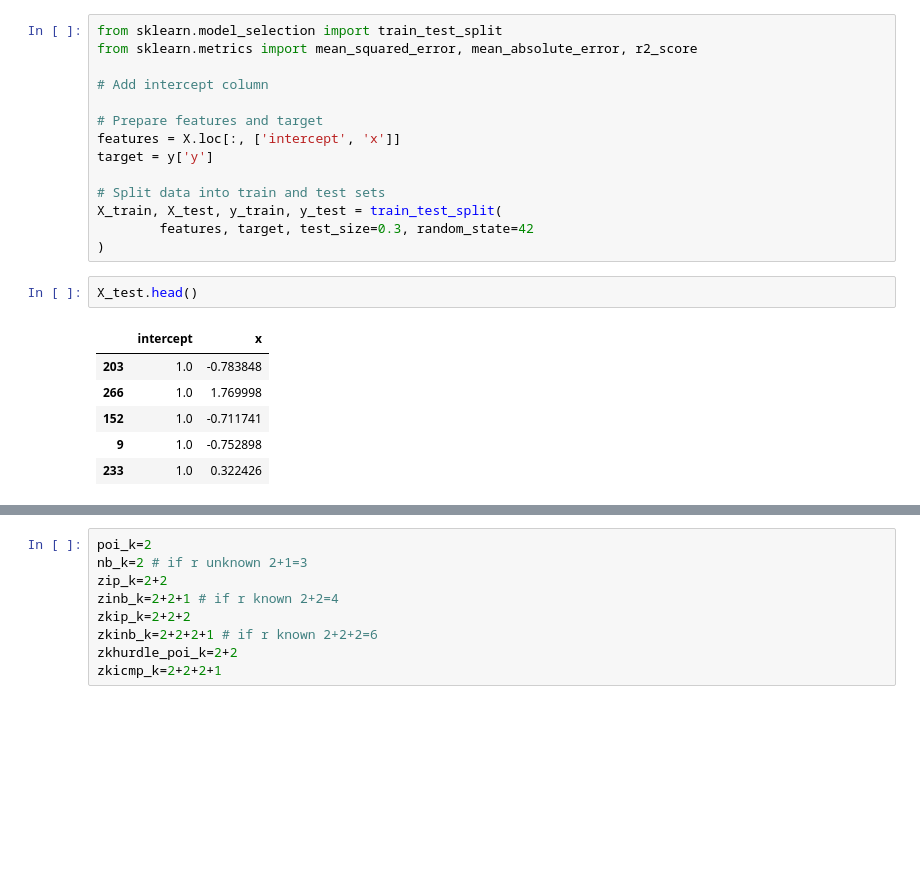
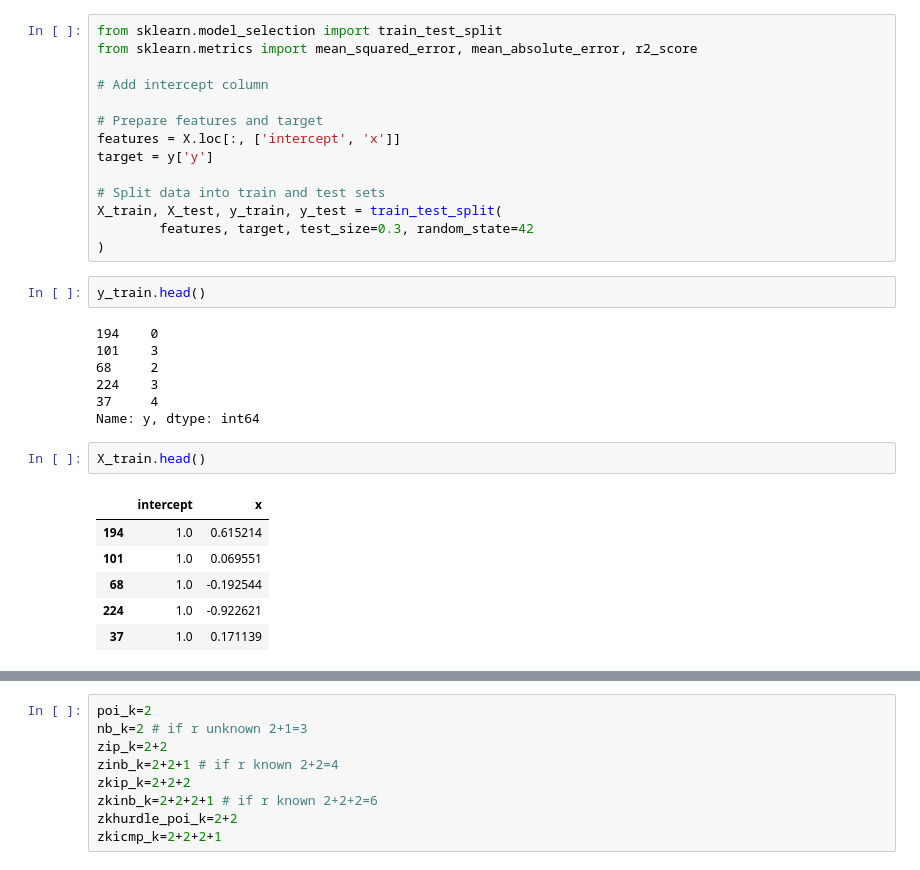
Before and after one commit to JPasindu/ResearchProjectMain, a Jupyter notebook: Final Simulation/simulation_01.ipynb, the cells around one changed output, grey strips where cells are left out. Saved outputs shown, nothing was run; the diff lists cells and outputs as text; blank space fills up the shorter version.

```diff
--- a/Final Simulation/simulation_01.ipynb
+++ b/Final Simulation/simulation_01.ipynb
@@ -30,11 +30,20 @@ X_train, X_test, y_train, y_test = train_test_split(
         features, target, test_size=0.3, random_state=42
 )
 # %%
-X_test.head()
+y_train.head()
 # %% [output]
-|  | intercept | x |
-| 203 | 1.0 | -0.783848 |
-| 266 | 1.0 | 1.769998 |
-| 152 | 1.0 | -0.711741 |
-| 9 | 1.0 | -0.752898 |
-| 233 | 1.0 | 0.322426 |
+194    0
+101    3
+68     2
+224    3
+37     4
+Name: y, dtype: int64
+# %%
+X_train.head()
+# %% [output]
+|  | intercept | x |
+| 194 | 1.0 | 0.615214 |
+| 101 | 1.0 | 0.069551 |
+| 68 | 1.0 | -0.192544 |
+| 224 | 1.0 | -0.922621 |
+| 37 | 1.0 | 0.171139 |
```
Also changed, not shown: parts of 7 cells of this notebook, 14 other files.
